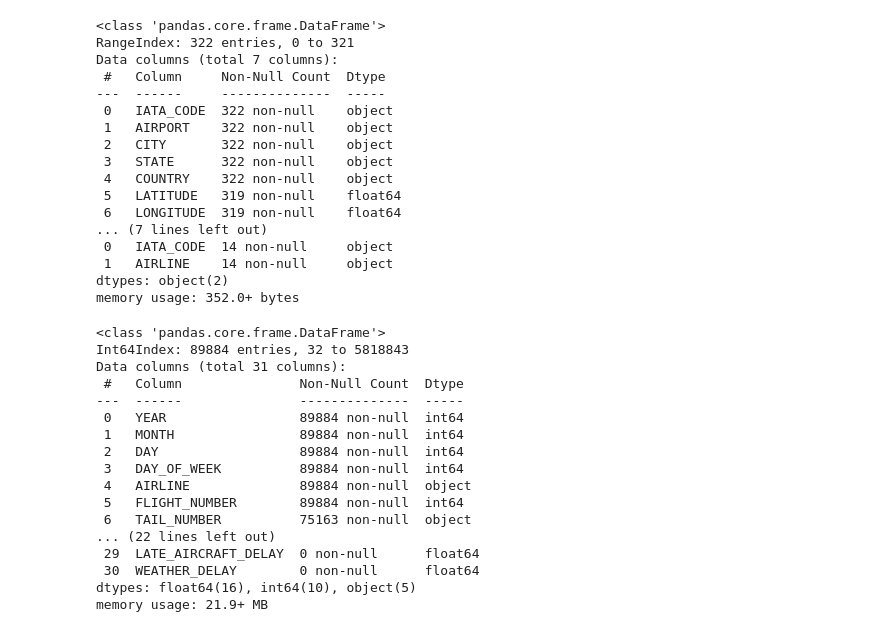
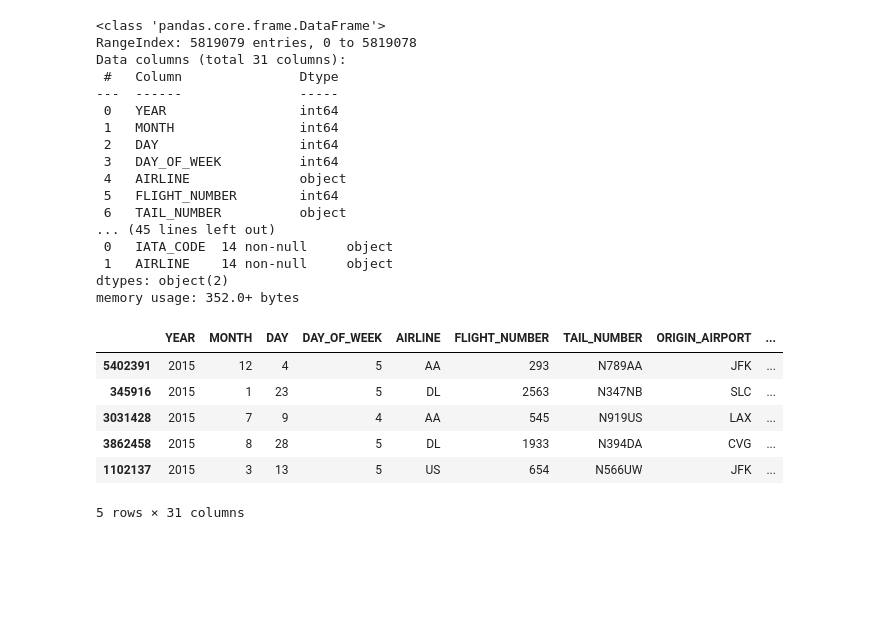
Before and after one commit to Code-charm/DataScienceCapstone1, a Jupyter notebook: Capstone2_DataWraggling.ipynb, the cells around one changed output. Cells and saved outputs as stored; diff of their text form; code cells hidden in the pictures; blank space fills up the shorter version.

```diff
--- a/Capstone2_DataWraggling.ipynb
+++ b/Capstone2_DataWraggling.ipynb
@@ -12,47 +12,35 @@ df_flight = pd.read_csv('flights.csv')
 df_airport = pd.read_csv('airports.csv')
 df_airline = pd.read_csv('airlines.csv')
 # %%
-# Check the data information of the 3 imported csv files.
-# df_flight.info()
+df_flight.info()
 df_airport.info()
 df_airline.info()
 # %% [output]
 <class 'pandas.core.frame.DataFrame'>
-RangeIndex: 322 entries, 0 to 321
-Data columns (total 7 columns):
- #   Column     Non-Null Count  Dtype
----  ------     --------------  -----
- 0   IATA_CODE  322 non-null    object
- 1   AIRPORT    322 non-null    object
- 2   CITY       322 non-null    object
- 3   STATE      322 non-null    object
- 4   COUNTRY    322 non-null    object
- 5   LATITUDE   319 non-null    float64
- 6   LONGITUDE  319 non-null    float64
-... (7 lines left out)
+RangeIndex: 5819079 entries, 0 to 5819078
+Data columns (total 31 columns):
+ #   Column               Dtype
+---  ------               -----
+ 0   YEAR                 int64
+ 1   MONTH                int64
+ 2   DAY                  int64
+ 3   DAY_OF_WEEK          int64
+ 4   AIRLINE              object
+ 5   FLIGHT_NUMBER        int64
+ 6   TAIL_NUMBER          object
+... (45 lines left out)
  0   IATA_CODE  14 non-null     object
  1   AIRLINE    14 non-null     object
 dtypes: object(2)
 memory usage: 352.0+ bytes
 # %%
-df_cancel = df_flight[df_flight['CANCELLED'] == 1]
-df_cancel.info()
+df_flight.sample(5)
 # %% [output]
+|  | YEAR | MONTH | DAY | DAY_OF_WEEK | AIRLINE | FLIGHT_NUMBER | TAIL_NUMBER | ORIGIN_AIRPORT | ... |
+| 5402391 | 2015 | 12 | 4 | 5 | AA | 293 | N789AA | JFK | ... |
+| 345916 | 2015 | 1 | 23 | 5 | DL | 2563 | N347NB | SLC | ... |
+| 3031428 | 2015 | 7 | 9 | 4 | AA | 545 | N919US | LAX | ... |
+| 3862458 | 2015 | 8 | 28 | 5 | DL | 1933 | N394DA | CVG | ... |
+| 1102137 | 2015 | 3 | 13 | 5 | US | 654 | N566UW | JFK | ... |
-<class 'pandas.core.frame.DataFrame'>
-Int64Index: 89884 entries, 32 to 5818843
-Data columns (total 31 columns):
- #   Column               Non-Null Count  Dtype
----  ------               --------------  -----
- 0   YEAR                 89884 non-null  int64
- 1   MONTH                89884 non-null  int64
- 2   DAY                  89884 non-null  int64
- 3   DAY_OF_WEEK          89884 non-null  int64
- 4   AIRLINE              89884 non-null  object
- 5   FLIGHT_NUMBER        89884 non-null  int64
- 6   TAIL_NUMBER          75163 non-null  object
-... (22 lines left out)
- 29  LATE_AIRCRAFT_DELAY  0 non-null      float64
- 30  WEATHER_DELAY        0 non-null      float64
-dtypes: float64(16), int64(10), object(5)
-memory usage: 21.9+ MB
+5 rows × 31 columns
 # %%
```
Also changed, not shown: parts of 24 cells of this notebook.
